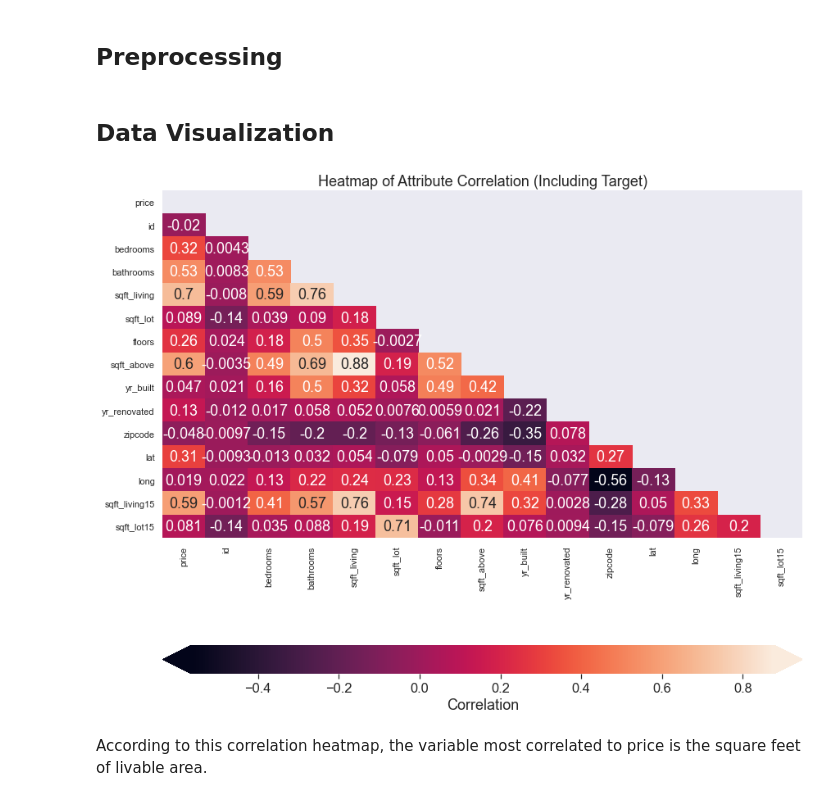
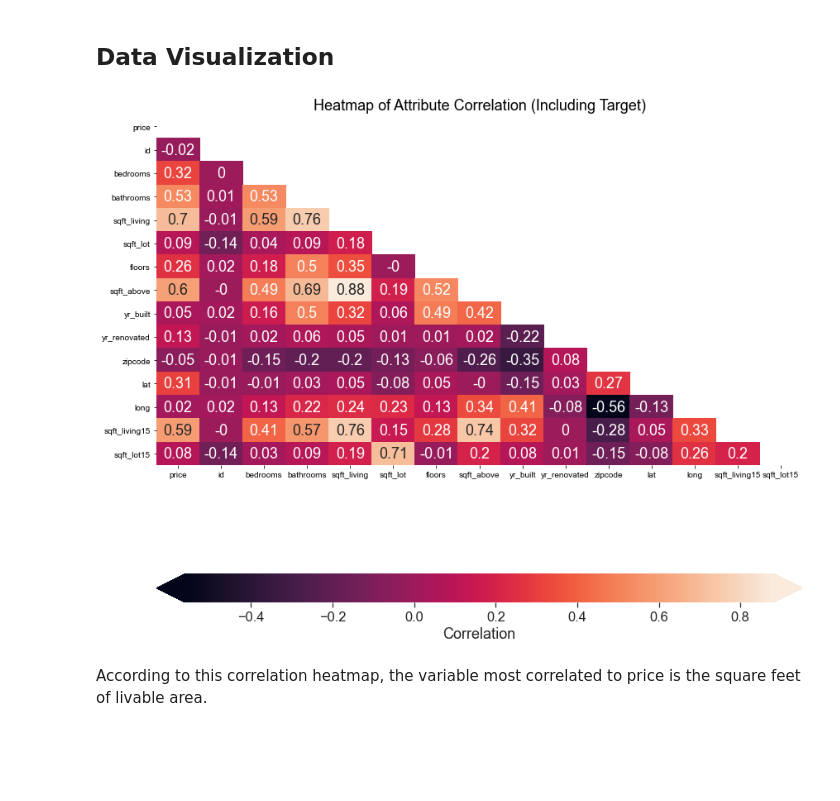
Before and after one commit to tmcroyce/House_Pricing_Project, a Jupyter notebook: Travis_Project.ipynb, the cells around one changed output. Cells and saved outputs as stored; diff of their text form; code cells hidden in the pictures; blank space fills up the shorter version.

```diff
--- a/Travis_Project.ipynb
+++ b/Travis_Project.ipynb
@@ -25,38 +52,28 @@ X = house_df.drop('price', axis = 1)
 # %%
 from sklearn.model_selection import train_test_split
 X_train, X_test, y_train, y_test = train_test_split(X, target, random_state=42)
-# %% [markdown]
-## Preprocessing
 # %% [markdown]
 ## Data Visualization
 # %%
 # Create a df with the target as the first column,
 # then compute the correlation matrix
 for_viz = pd.concat([y_train, X_train], axis=1)
-corr = for_viz.corr()
+corr = for_viz.corr().round(2)
 
 # Set up figure and axes
 fig, ax = plt.subplots(figsize=(14, 12))
 sns.set(font_scale = 1.5)
 
-# Plot a heatmap of the correlation matrix, with both
-# numbers and colors indicating the correlations
 sns.heatmap(
-    # Specifies the data to be plotted
     data=corr,
-    # The mask means we only show half the values,
-    # instead of showing duplicates. It's optional.
     mask=np.triu(np.ones_like(corr, dtype=bool)),
-    # Specifies that we should use the existing axes
     ax=ax,
     annot=True,
-    # Customizes colorbar appearance
     cbar_kws={"label": "Correlation", "orientation": "horizontal", "pad": .2, "extend": "both"}
 )
-
-# Customize the plot appearance
+# Customize plot appearance
 ax.set_title("Heatmap of Attribute Correlation (Including Target)");
 # %% [output]
-[figure, old version]
+[figure, new version]
 # %% [markdown]
 According to this correlation heatmap, the variable most correlated to price is the square feet of livable area.
```
Also changed, not shown: parts of 21 cells of this notebook.
